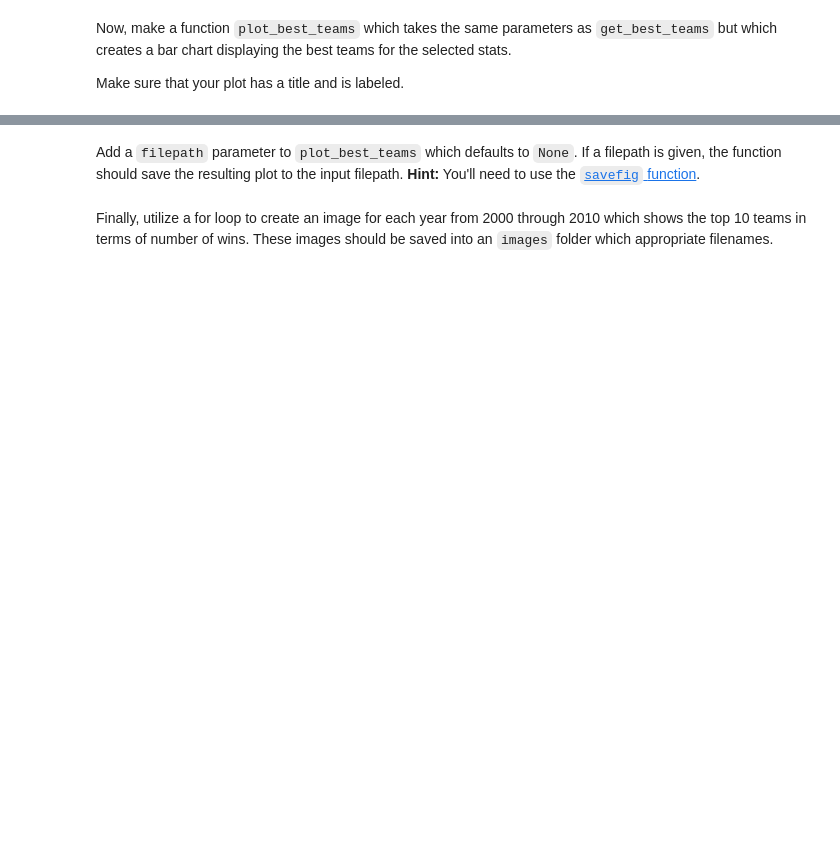
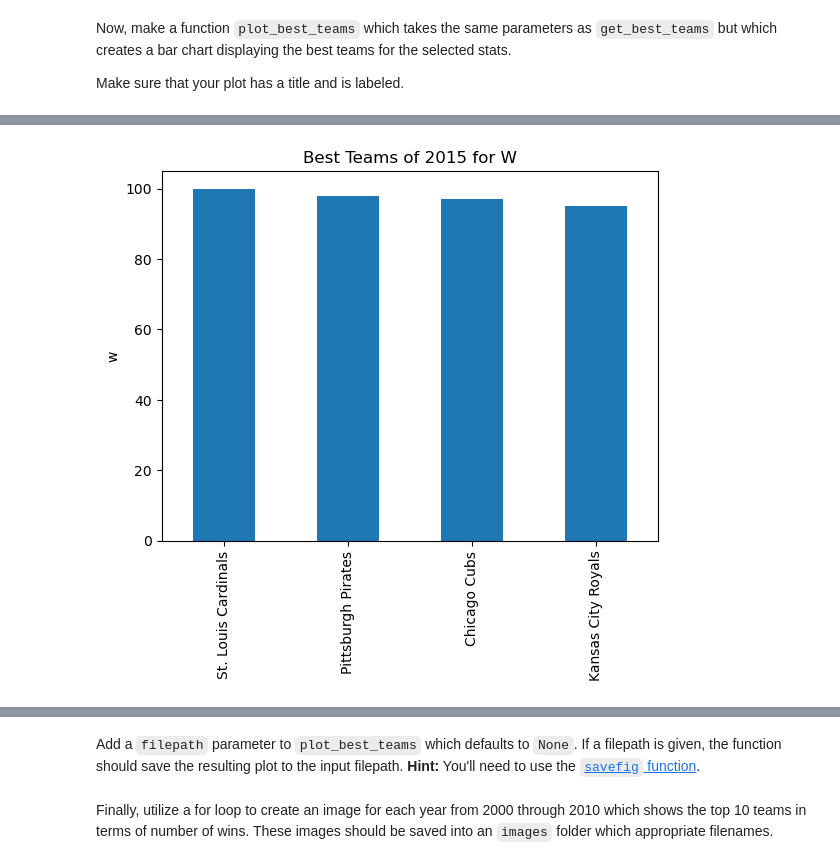
Before and after one commit to NSS-Data-Analytics-Cohort-11/loops-functions-practice-Berat-rex, a Jupyter notebook: notebooks/Loops_and_Functions_Practice.ipynb, the cells around one changed output, grey strips where cells are left out. Drawn from its saved outputs; the diff is of its cells as text; code cells hidden in the pictures; blank space fills up the shorter version.

```diff
--- a/notebooks/Loops_and_Functions_Practice.ipynb
+++ b/notebooks/Loops_and_Functions_Practice.ipynb
@@ -644,0 +934,4 @@ Make sure that your plot has a title and is labeled.
+# %%
+plot_best_teams(year=2015, n=4, stat='w', ascending=False)
+# %% [output]
+[figure, added]
```
Also changed, not shown: parts of 130 cells of this notebook, 1 other file.
